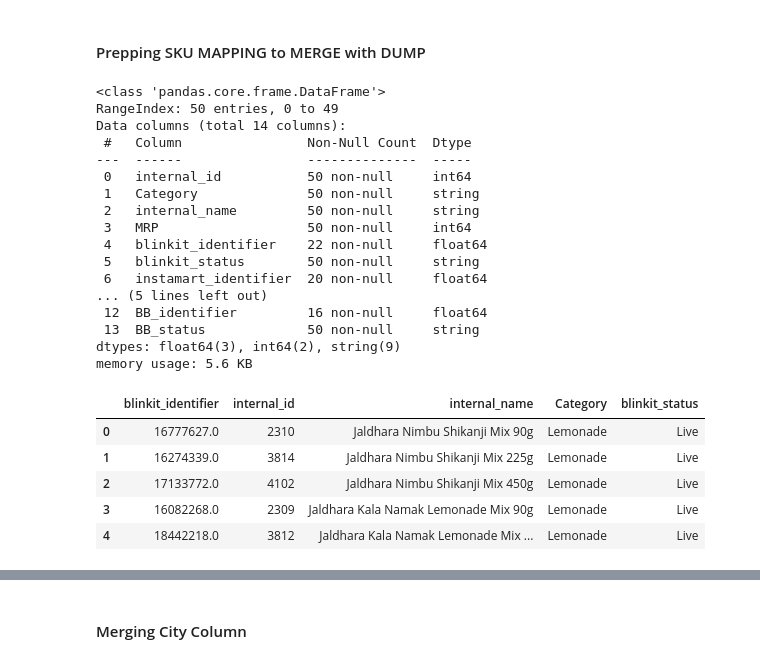
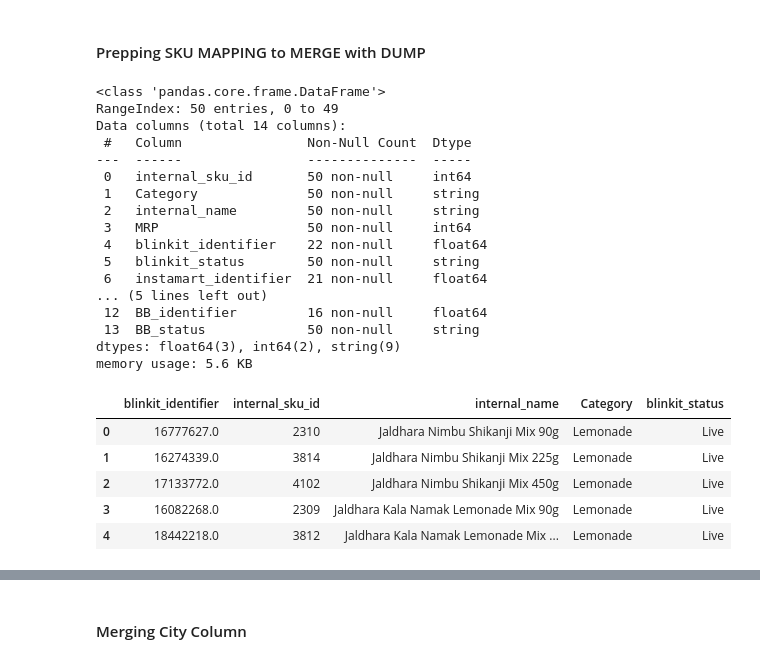
Before and after one commit to bishtakshay/Q-Commerce-Sales-Data-Pipeline-Jaldhara-Drinks, a Jupyter notebook: Qcom-ExistingFiles-cleaning.ipynb, the cells around one changed output, grey strips where cells are left out. Cells and saved outputs as stored; diff of their text form; code cells hidden in the pictures.

```diff
--- a/Qcom-ExistingFiles-cleaning.ipynb
+++ b/Qcom-ExistingFiles-cleaning.ipynb
@@ -48,7 +49,7 @@ sku_mapping.rename(columns={"Blinkit Identifier":"blinkit_identifier",
                             "Status.1":"instamart_status",
                             "Status.2":"zepto_status",
                             "Status.3":"FKM_status",
-                            "Status.4":"BB_status",}, inplace=True)
+                            "Status.4":"BB_status"}, inplace=True)
 # %% [markdown]
 ## City Mapping Cleaning
 # %%
@@ -141,23 +142,23 @@ RangeIndex: 50 entries, 0 to 49
 Data columns (total 14 columns):
  #   Column                Non-Null Count  Dtype
 ---  ------                --------------  -----
- 0   internal_id           50 non-null     int64
+ 0   internal_sku_id       50 non-null     int64
  1   Category              50 non-null     string
  2   internal_name         50 non-null     string
  3   MRP                   50 non-null     int64
  4   blinkit_identifier    22 non-null     float64
  5   blinkit_status        50 non-null     string
- 6   instamart_identifier  20 non-null     float64
+ 6   instamart_identifier  21 non-null     float64
 ... (5 lines left out)
  12  BB_identifier         16 non-null     float64
  13  BB_status             50 non-null     string
 dtypes: float64(3), int64(2), string(9)
 memory usage: 5.6 KB
 # %%
-sku_mapping_blinkit = sku_mapping[["blinkit_identifier","internal_id","internal_name","Category",'blinkit_status']].copy()
+sku_mapping_blinkit = sku_mapping[["blinkit_identifier","internal_sku_id","internal_name","Category",'blinkit_status']].copy()
 sku_mapping_blinkit.head()
 # %% [output]
-|  | blinkit_identifier | internal_id | internal_name | Category | blinkit_status |
+|  | blinkit_identifier | internal_sku_id | internal_name | Category | blinkit_status |
 | 0 | 16777627.0 | 2310 | Jaldhara Nimbu Shikanji Mix 90g | Lemonade | Live |
 | 1 | 16274339.0 | 3814 | Jaldhara Nimbu Shikanji Mix 225g | Lemonade | Live |
 | 2 | 17133772.0 | 4102 | Jaldhara Nimbu Shikanji Mix 450g | Lemonade | Live |
```
Also changed, not shown: parts of 33 cells of this notebook, 4 other files.
